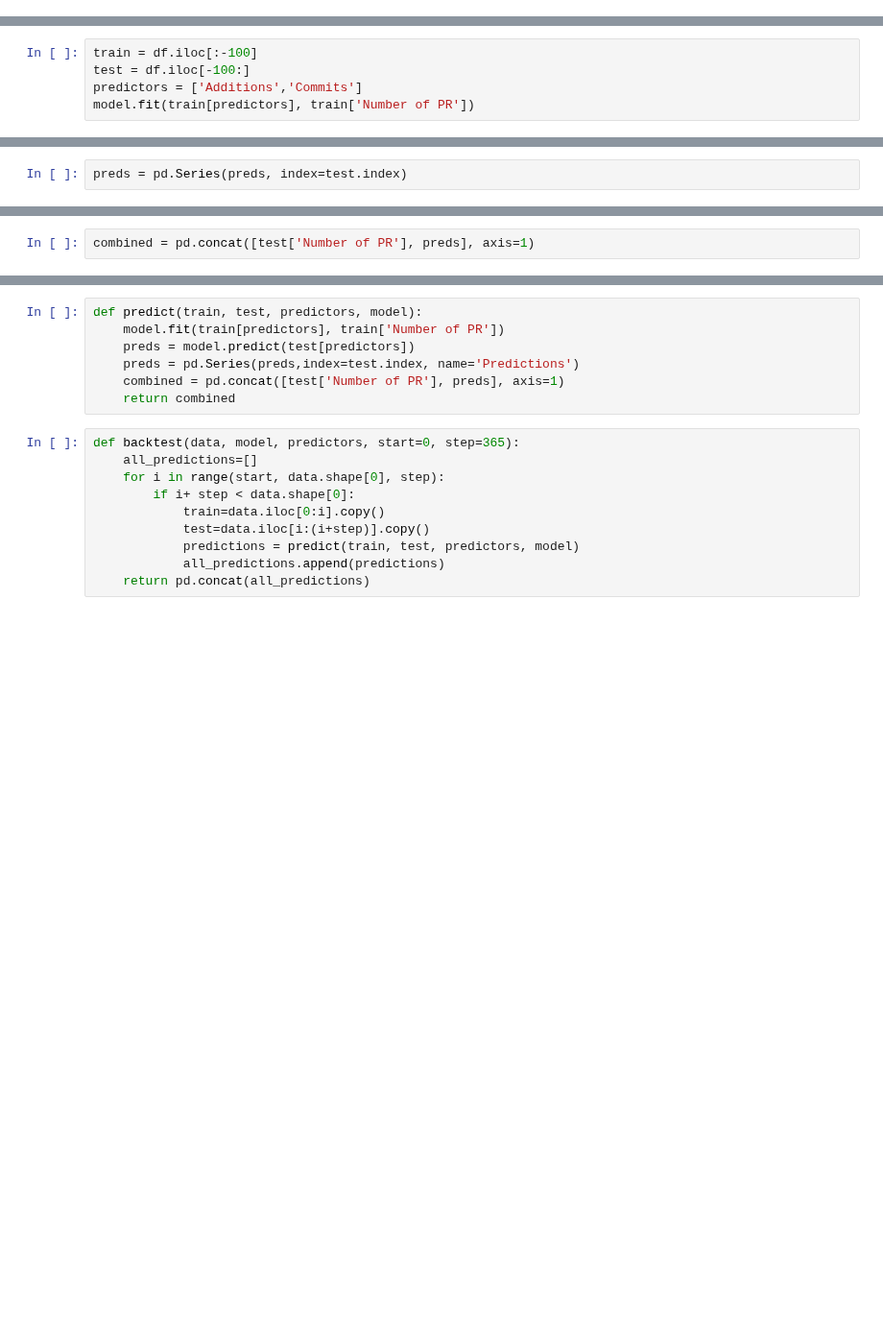
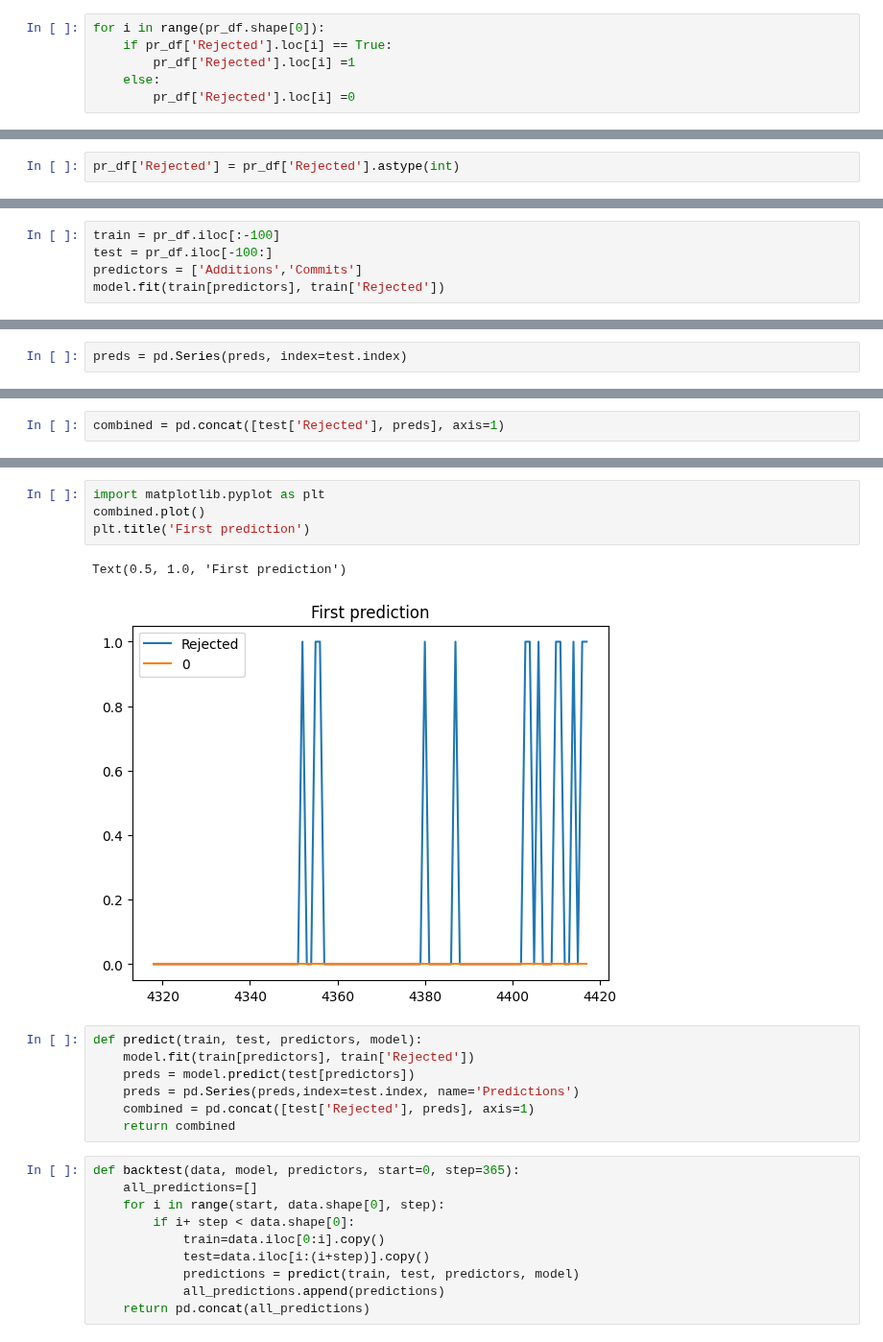
Before and after one commit to bokuwakira1411/PythonDataAnalysis, a Jupyter notebook: dataFutureworks.ipynb, the cells around one changed output, grey strips where cells are left out. Shown at 96% size. Saved outputs shown, nothing was run; the diff lists cells and outputs as text; blank space fills up the shorter version.

```diff
--- a/dataFutureworks.ipynb
+++ b/dataFutureworks.ipynb
@@ -97,0 +30,6 @@ df
+# %%
+for i in range(pr_df.shape[0]):
+    if pr_df['Rejected'].loc[i] == True:
+        pr_df['Rejected'].loc[i] =1
+    else:
+        pr_df['Rejected'].loc[i] =0
@@ -98,3 +73,5 @@ df
+# %%
+pr_df['Rejected'] = pr_df['Rejected'].astype(int)
 # %%
 from sklearn.ensemble import RandomForestClassifier
 from sklearn.metrics import precision_score
@@ -103,10 +80,10 @@ from sklearn.model_selection import train_test_split
 # %%
 model = RandomForestClassifier(n_estimators=100, min_samples_split = 100, random_state=1)
 # %%
-train = df.iloc[:-100]
-test = df.iloc[-100:]
+train = pr_df.iloc[:-100]
+test = pr_df.iloc[-100:]
 predictors = ['Additions','Commits']
-model.fit(train[predictors], train['Number of PR'])
+model.fit(train[predictors], train['Rejected'])
 # %% [output]
 RandomForestClassifier(min_samples_split=100, random_state=1)
 # %%
@@ -136,3 +97,3 @@ precision_score(test['Number of PR'],  preds, average='micro')
 # %%
-combined = pd.concat([test['Number of PR'], preds], axis=1)
+combined = pd.concat([test['Rejected'], preds], axis=1)
 # %%
@@ -143,9 +115,16 @@ combined.plot()
+# %%
+import matplotlib.pyplot as plt
+combined.plot()
+plt.title('First prediction')
+# %% [output]
+Text(0.5, 1.0, 'First prediction')
+[figure, added]
 # %%
 def predict(train, test, predictors, model):
-    model.fit(train[predictors], train['Number of PR'])
+    model.fit(train[predictors], train['Rejected'])
     preds = model.predict(test[predictors])
     preds = pd.Series(preds,index=test.index, name='Predictions')
-    combined = pd.concat([test['Number of PR'], preds], axis=1)
+    combined = pd.concat([test['Rejected'], preds], axis=1)
     return combined
 # %%
 def backtest(data, model, predictors, start=0, step=365):
```
Also changed, not shown: parts of 27 cells of this notebook, 11 other files.
